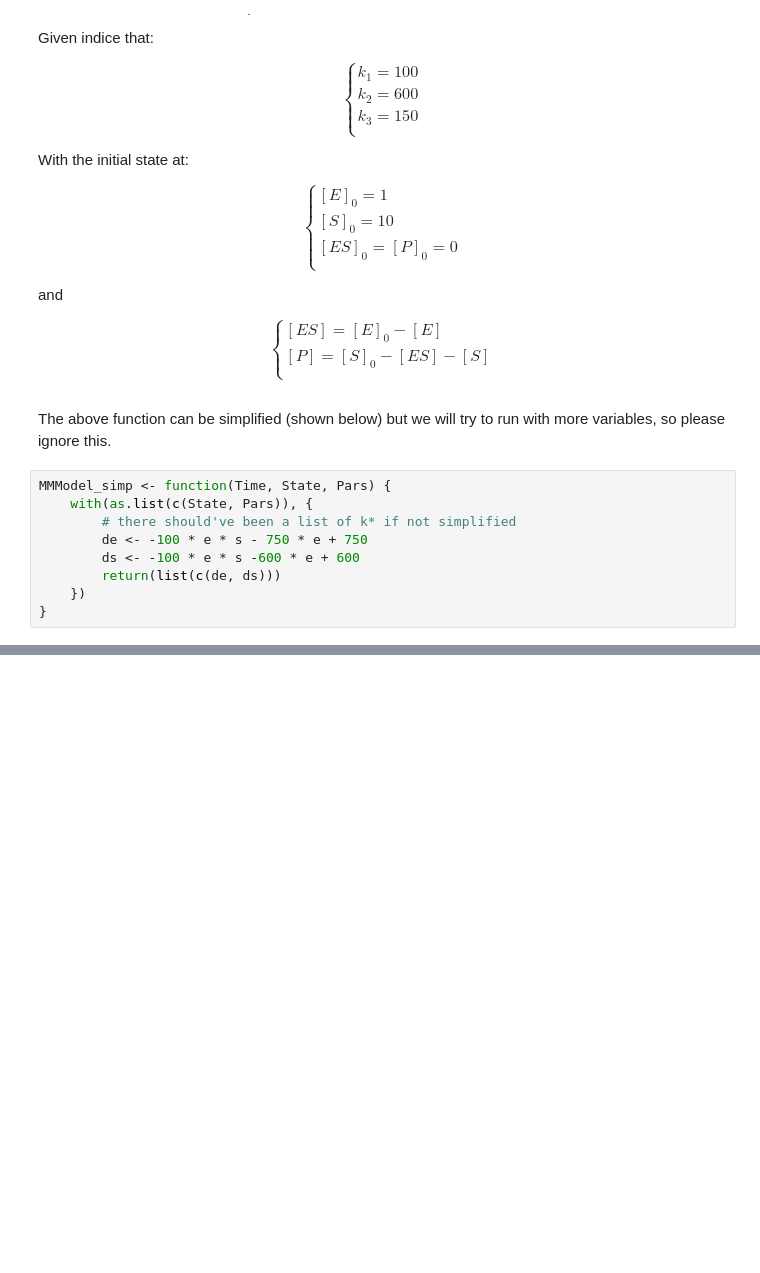
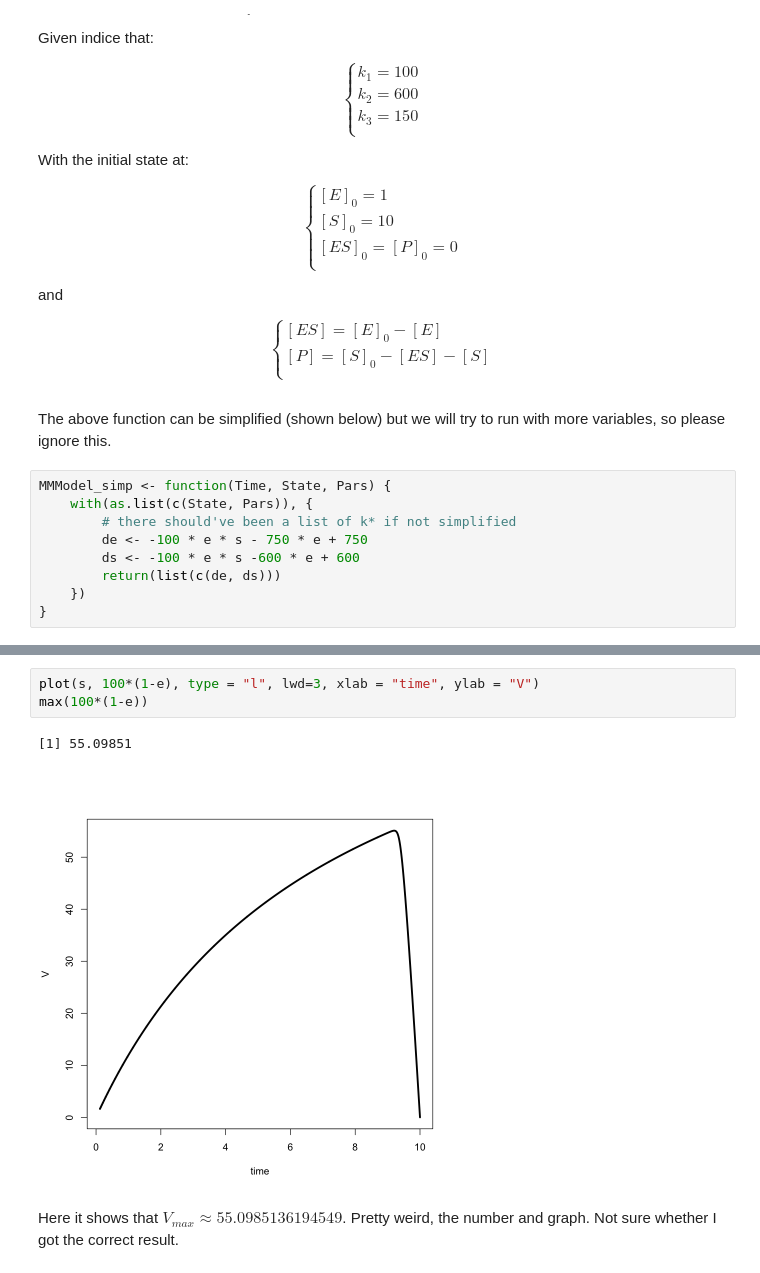
Before and after one commit to ydchen17/AY20_MBDS_questions, a Jupyter notebook: Question 8/Question 8.ipynb, the cells around one changed output, grey strips where cells are left out. Cells and saved outputs as stored; diff of their text form; blank space fills up the shorter version.

Commit message:
finished Q8 (at my best) and corrected Q6 output

```diff
--- a/Question 8/Question 8.ipynb
+++ b/Question 8/Question 8.ipynb
@@ -200,0 +230,9 @@ Not working...
+# %%
+plot(s, 100*(1-e), type = "l", lwd=3, xlab = "time", ylab = "V")
+max(100*(1-e))
+# %% [output]
+[1] 55.09851
+[figure, added]
+# %% [markdown]
+Here it shows that $V_{max}\approx55.0985136194549$.
+Pretty weird, the number and graph. Not sure whether I got the correct result.
```
Also changed, not shown: parts of 12 cells of this notebook, 9 other files.
